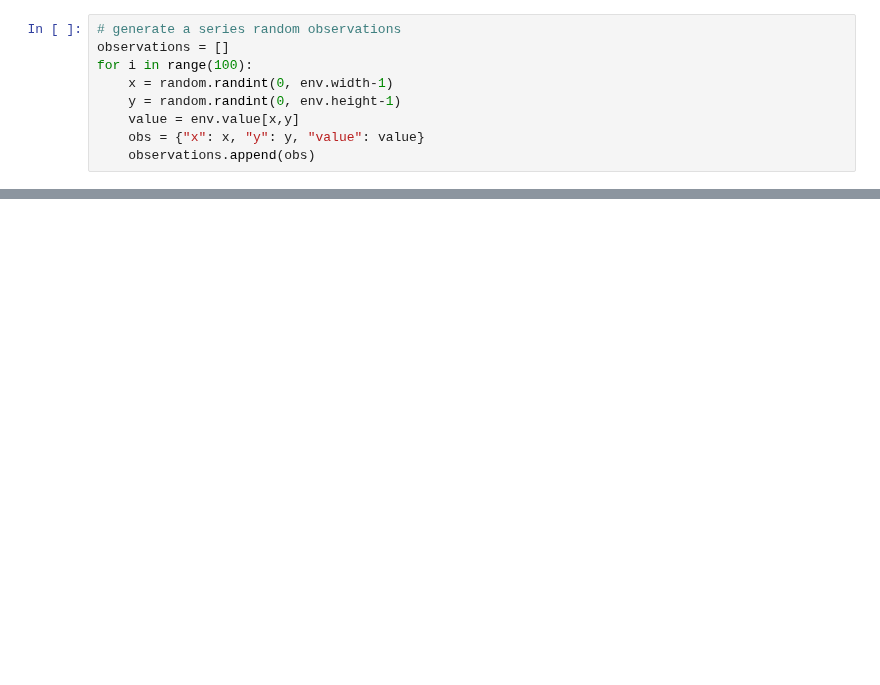
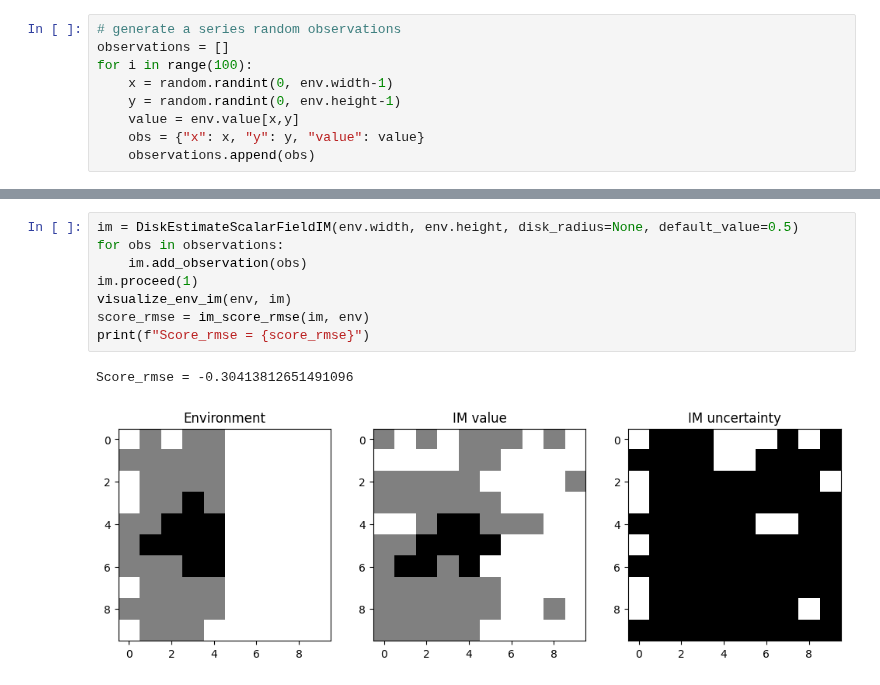
Before and after one commit to lboloni/WaterberryFarms, a Jupyter notebook: notebooks/IM-experiments.ipynb, the cells around one changed output, grey strips where cells are left out. Saved outputs shown, nothing was run; the diff lists cells and outputs as text; blank space fills up the shorter version.

```diff
--- a/notebooks/IM-experiments.ipynb
+++ b/notebooks/IM-experiments.ipynb
@@ -70,0 +134,11 @@ print(f"Score_rmse_weighted = {score_rmse_weighted}")
+# %%
+im = DiskEstimateScalarFieldIM(env.width, env.height, disk_radius=None, default_value=0.5)
+for obs in observations:
+    im.add_observation(obs)
+im.proceed(1)
+visualize_env_im(env, im)
+score_rmse = im_score_rmse(im, env)
+print(f"Score_rmse = {score_rmse}")
+# %% [output]
+Score_rmse = -0.30413812651491096
+[figure, added]
```
Also changed, not shown: parts of 12 cells of this notebook, 3 other files.
